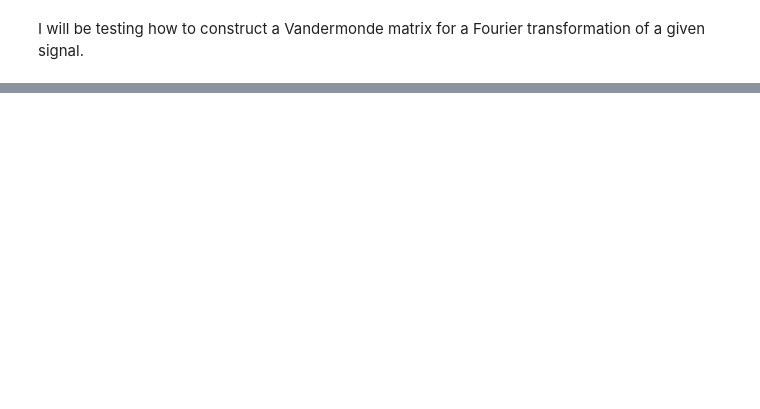
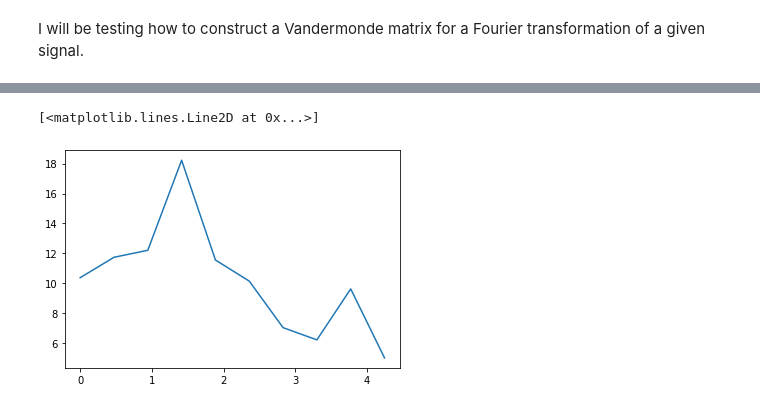
Before and after one commit to mmichelis/VNO_SAM, a Jupyter notebook: Benchmarking/data_generation/1d_transformation.ipynb, the cells around one changed output, grey strips where cells are left out. Saved outputs shown, nothing was run; the diff lists cells and outputs as text; code cells hidden in the pictures; blank space fills up the shorter version.

```diff
--- a/Benchmarking/data_generation/1d_transformation.ipynb
+++ b/Benchmarking/data_generation/1d_transformation.ipynb
@@ -26,0 +36,18 @@ plt.scatter(x_non, y_non)
+# %%
+# construct a vandermonde matrix and apply it to signal
+
+size = x_non.shape[0]
+low_modes = 10
+V = np.zeros((low_modes, size), dtype=np.cfloat)
+for row in range(low_modes):
+    for col in range(size):
+        V[row, col] = np.exp(-1j * 2 * np.pi * row * x_non[col] / x_non[-1])
+# V = V / np.sqrt(size)
+
+vft_non = np.matmul(V, y_non)
+# vft_non = vft_non - np.amin(vft_non)
+
+plt.plot(x_eq[:low_modes], vft_non)
+# %% [output]
+[<matplotlib.lines.Line2D at 0x...>]
+[figure, added]
```
Also changed, not shown: parts of 5 cells of this notebook.
